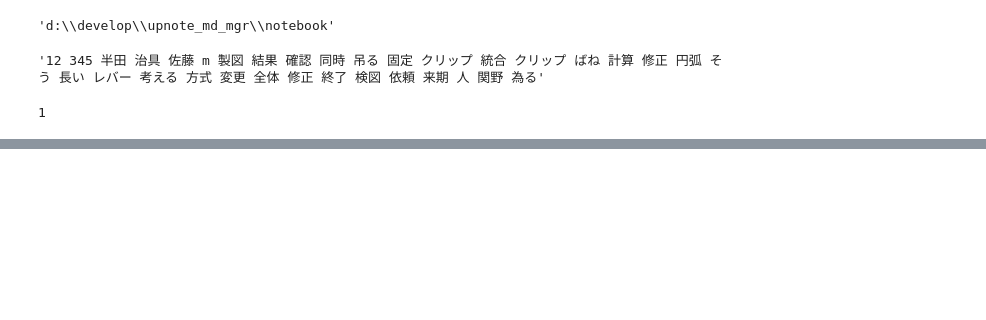
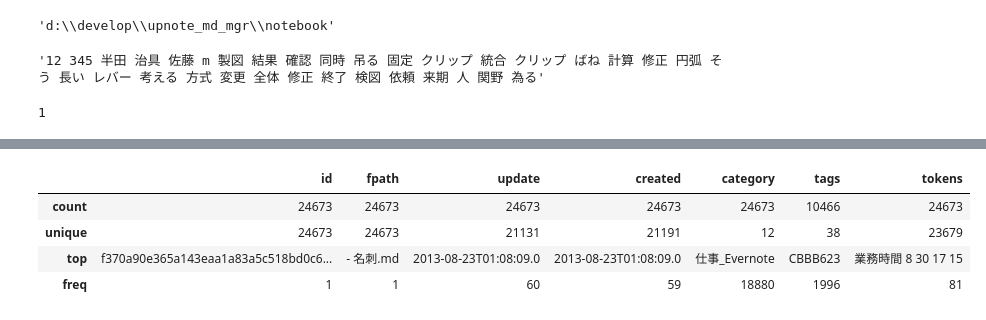
Before and after one commit to Yoshinobu-Ishizaki/upnote_md_mgr, a Jupyter notebook: notebook/seach_keywords_pandas.ipynb, the cells around one changed output, grey strips where cells are left out. Cells and saved outputs as stored; diff of their text form; code cells hidden in the pictures; blank space fills up the shorter version.

```diff
--- a/notebook/seach_keywords_pandas.ipynb
+++ b/notebook/seach_keywords_pandas.ipynb
@@ -85,0 +106,8 @@ d2
+# %%
+dfm.describe()
+# %% [output]
+|  | id | fpath | update | created | category | tags | tokens |
+| count | 24673 | 24673 | 24673 | 24673 | 24673 | 10466 | 24673 |
+| unique | 24673 | 24673 | 21131 | 21191 | 12 | 38 | 23679 |
+| top | f370a90e365a143eaa1a83a5c518bd0c6... | - 名刺.md | 2013-08-23T01:08:09.0 | 2013-08-23T01:08:09.0 | 仕事_Evernote | CBBB623 | 業務時間 8 30 17 15 |
+| freq | 1 | 1 | 60 | 59 | 18880 | 1996 | 81 |
```
Also changed, not shown: parts of 6 cells of this notebook, 4 other files.
